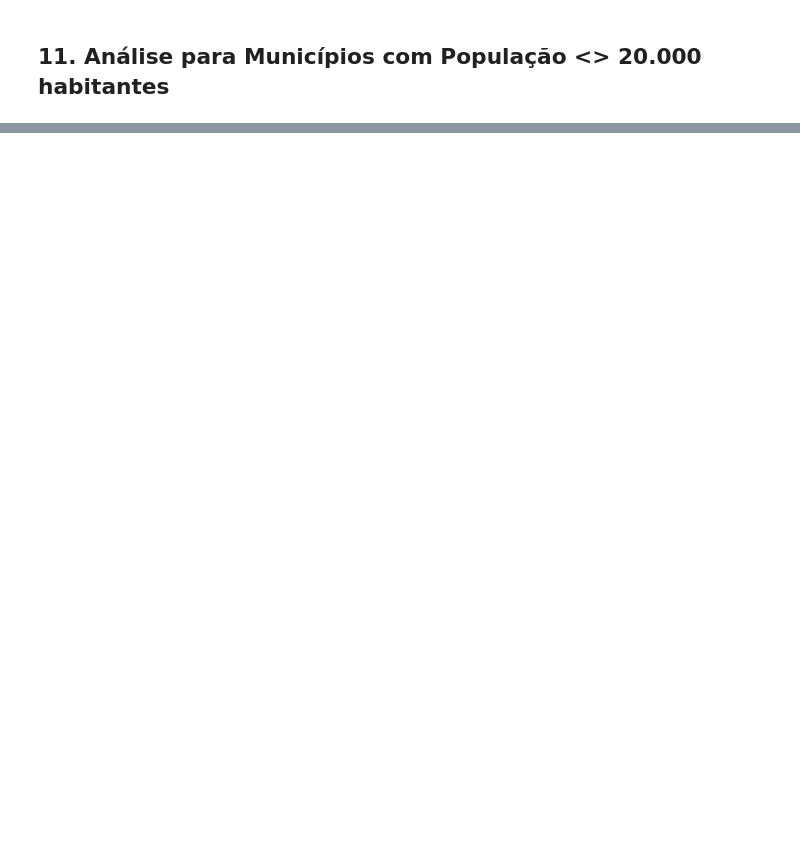
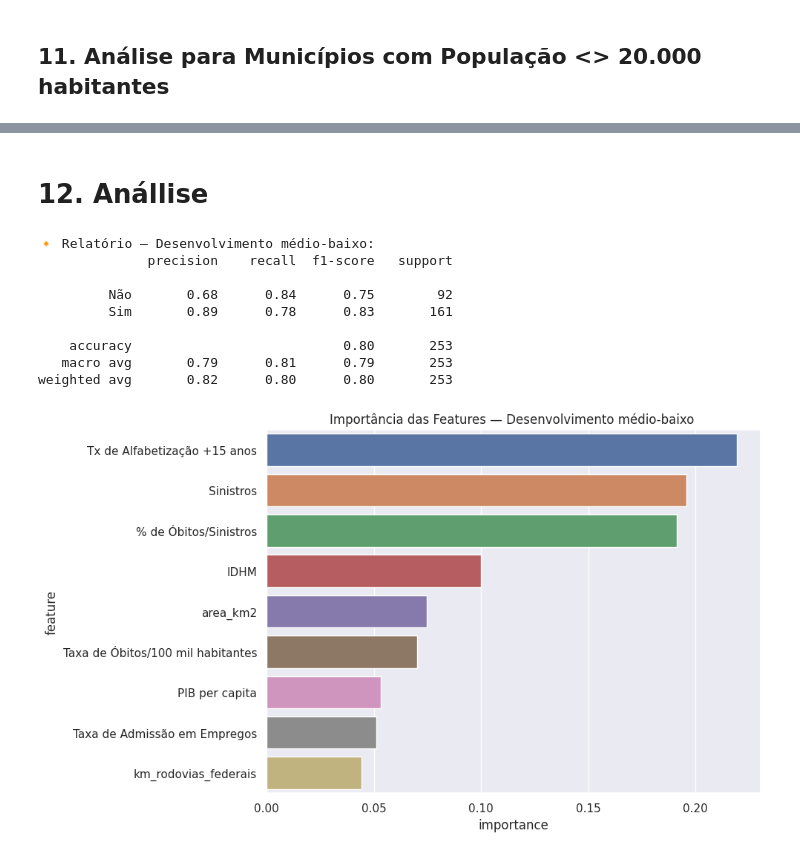
Before and after one commit to FauseSkyWalker/ML-Transportes, a Jupyter notebook: AnalisesEtapa1/PT3/Apresentacao_SNT copy.ipynb, the cells around one changed output, grey strips where cells are left out. Cells and saved outputs as stored; diff of their text form; code cells hidden in the pictures; blank space fills up the shorter version.

```diff
--- a/Analises/PT3/Apresentacao_SNT copy.ipynb
+++ b/AnalisesEtapa1/PT3/Apresentacao_SNT copy.ipynb
@@ -317,7 +356,7 @@ weighted avg       0.76      0.76      0.76       340
 df_acima_100k = df[df['População'] < 20000]
 
 # Preparação dos dados
-X = df_acima_100k[features]
+X = df_acima_100k[features2]
 y = df_acima_100k['Integrado ao SNT']
 
 X_train, X_test, y_train, y_test = train_test_split(X, y, test_size=0.2, random_state=42)
@@ -342,7 +381,7 @@ print(classification_report(y_test, y_pred))
 
 # Importância das features
 feature_importance = pd.DataFrame({
-    'feature': features,
+    'feature': features2,
     'importance': rf_model.feature_importances_
 }).sort_values('importance', ascending=False)
 
@@ -364,0 +404,2 @@ weighted avg       0.88      0.87      0.87       756
+# %% [markdown]
+# 12. Anállise
@@ -364,0 +427,52 @@ weighted avg       0.88      0.87      0.87       756
+# %%
+# Filtro: Desenvolvimento médio-baixo
+df_medio_baixo = df[(df['PIB per capita'] >= 15000) & (df['PIB per capita'] < 60000)]
+
+
+# Separação de features e target
+X = df_medio_baixo[features]
+y = df_medio_baixo['Integrado ao SNT']
+
+# Treino/teste
+X_train, X_test, y_train, y_test = train_test_split(X, y, test_size=0.2, random_state=42)
+
+# Pré-processamento
+X_train_imputed = imputer.fit_transform(X_train)
+X_test_imputed = imputer.transform(X_test)
+X_train_scaled = scaler.fit_transform(X_train_imputed)
+X_test_scaled = scaler.transform(X_test_imputed)
+
+# SMOTE
+X_train_resampled, y_train_resampled = smote.fit_resample(X_train_scaled, y_train)
+
+# Modelo
+rf_model = RandomForestClassifier(n_estimators=200, random_state=42)
+rf_model.fit(X_train_resampled, y_train_resampled)
+
+# Avaliação
+y_pred = rf_model.predict(X_test_scaled)
+print("\n🔸 Relatório — Desenvolvimento médio-baixo:")
+print(classification_report(y_test, y_pred))
+
+# Importância das features
+feature_importance = pd.DataFrame({
+    'feature': features,
+    'importance': rf_model.feature_importances_
+}).sort_values('importance', ascending=False)
+
+plt.figure(figsize=(10, 6))
+sns.barplot(x='importance', y='feature', data=feature_importance)
+plt.title('Importância das Features — Desenvolvimento médio-baixo ')
+plt.tight_layout()
+plt.show()
+# %% [output]
+🔸 Relatório — Desenvolvimento médio-baixo:
+              precision    recall  f1-score   support
+
+         Não       0.68      0.84      0.75        92
+         Sim       0.89      0.78      0.83       161
+
+    accuracy                           0.80       253
+   macro avg       0.79      0.81      0.79       253
+weighted avg       0.82      0.80      0.80       253
+[figure, added]
```
Also changed, not shown: parts of 6 cells of this notebook, 9 other files.
